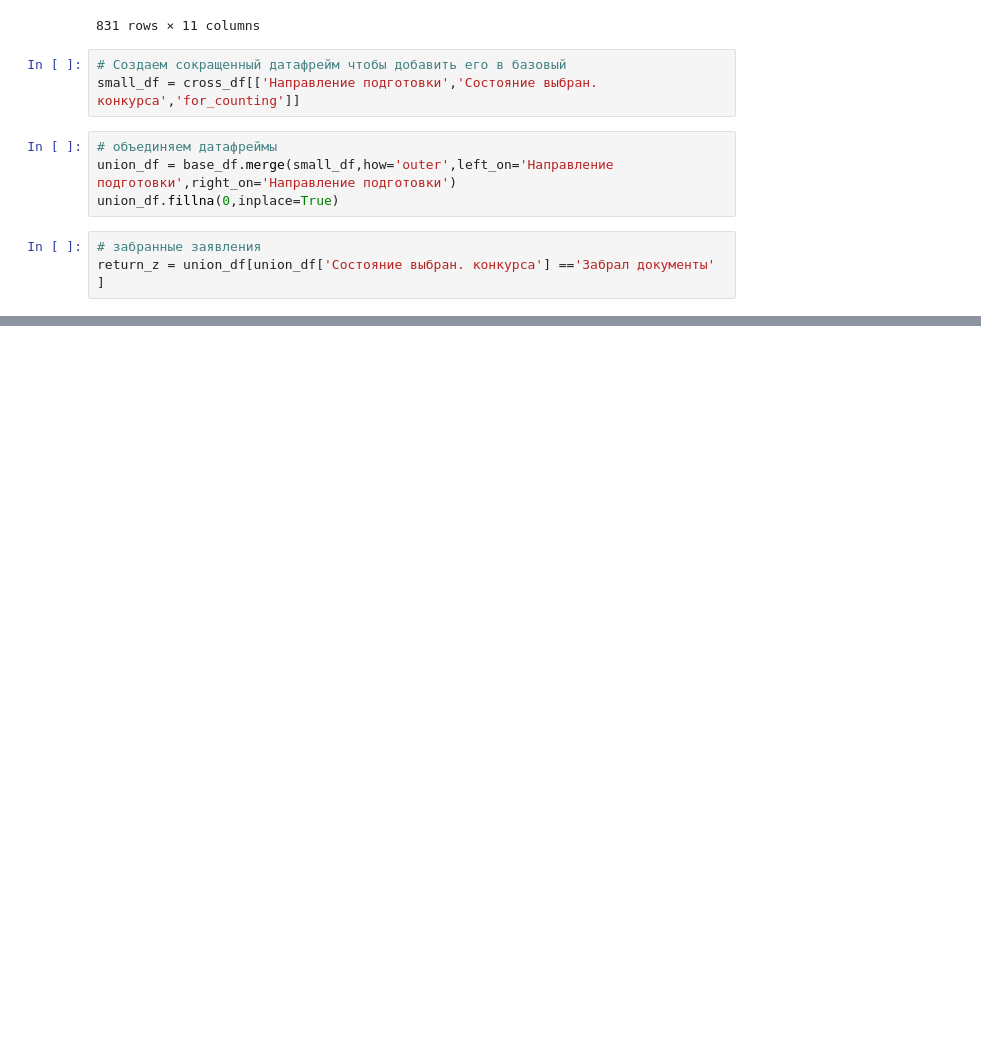
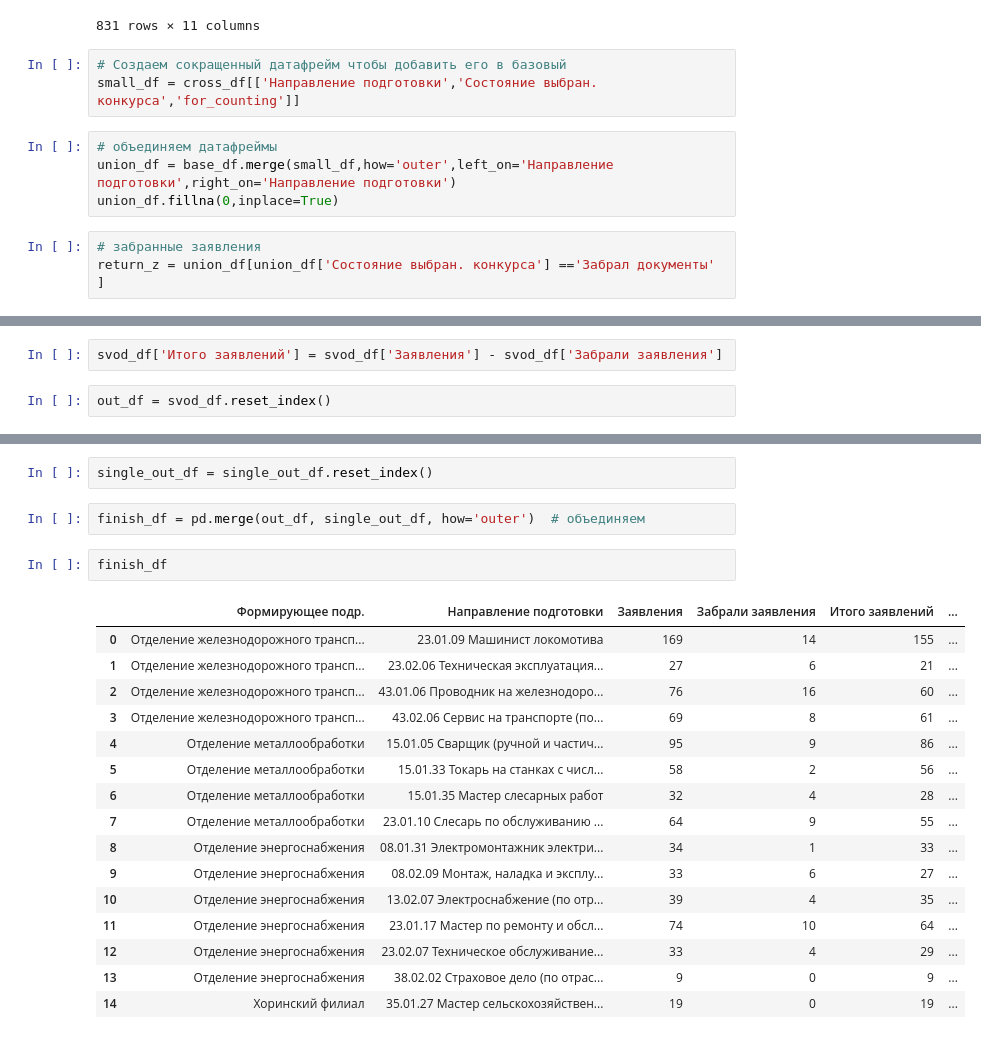
Before and after one commit to t0r1n88/Tandem, a Jupyter notebook: report ver 2.ipynb, the cells around one changed output, grey strips where cells are left out. Drawn from its saved outputs; the diff is of its cells as text; blank space fills up the shorter version.

Commit message:
Исправил работу скрипта по созданию отчетов

```diff
--- a/report ver 2.ipynb
+++ b/report ver 2.ipynb
@@ -259,0 +310,4 @@ base_df.drop(columns='Направление подготовки',inplace=True)
+# %%
+svod_df['Итого заявлений'] = svod_df['Заявления'] - svod_df['Забрали заявления']
+# %%
+out_df = svod_df.reset_index()
@@ -259,0 +333,23 @@ base_df.drop(columns='Направление подготовки',inplace=True)
+# %%
+single_out_df = single_out_df.reset_index()
+# %%
+finish_df = pd.merge(out_df, single_out_df, how='outer')  # объединяем
+# %%
+finish_df
+# %% [output]
+|  | Формирующее подр. | Направление подготовки | Заявления | Забрали заявления | Итого заявлений | ... |
+| 0 | Отделение железнодорожного трансп... | 23.01.09 Машинист локомотива | 169 | 14 | 155 | ... |
+| 1 | Отделение железнодорожного трансп... | 23.02.06 Техническая эксплуатация... | 27 | 6 | 21 | ... |
+| 2 | Отделение железнодорожного трансп... | 43.01.06 Проводник на железнодоро... | 76 | 16 | 60 | ... |
+| 3 | Отделение железнодорожного трансп... | 43.02.06 Сервис на транспорте (по... | 69 | 8 | 61 | ... |
+| 4 | Отделение металлообработки | 15.01.05 Сварщик (ручной и частич... | 95 | 9 | 86 | ... |
+| 5 | Отделение металлообработки | 15.01.33 Токарь на станках с числ... | 58 | 2 | 56 | ... |
+| 6 | Отделение металлообработки | 15.01.35 Мастер слесарных работ | 32 | 4 | 28 | ... |
+| 7 | Отделение металлообработки | 23.01.10 Слесарь по обслуживанию ... | 64 | 9 | 55 | ... |
+| 8 | Отделение энергоснабжения | 08.01.31 Электромонтажник электри... | 34 | 1 | 33 | ... |
+| 9 | Отделение энергоснабжения | 08.02.09 Монтаж, наладка и эксплу... | 33 | 6 | 27 | ... |
+| 10 | Отделение энергоснабжения | 13.02.07 Электроснабжение (по отр... | 39 | 4 | 35 | ... |
+| 11 | Отделение энергоснабжения | 23.01.17 Мастер по ремонту и обсл... | 74 | 10 | 64 | ... |
+| 12 | Отделение энергоснабжения | 23.02.07 Техническое обслуживание... | 33 | 4 | 29 | ... |
+| 13 | Отделение энергоснабжения | 38.02.02 Страховое дело (по отрас... | 9 | 0 | 9 | ... |
+| 14 | Хоринский филиал | 35.01.27 Мастер сельскохозяйствен... | 19 | 0 | 19 | ... |
```
Also changed, not shown: parts of 21 cells of this notebook.
